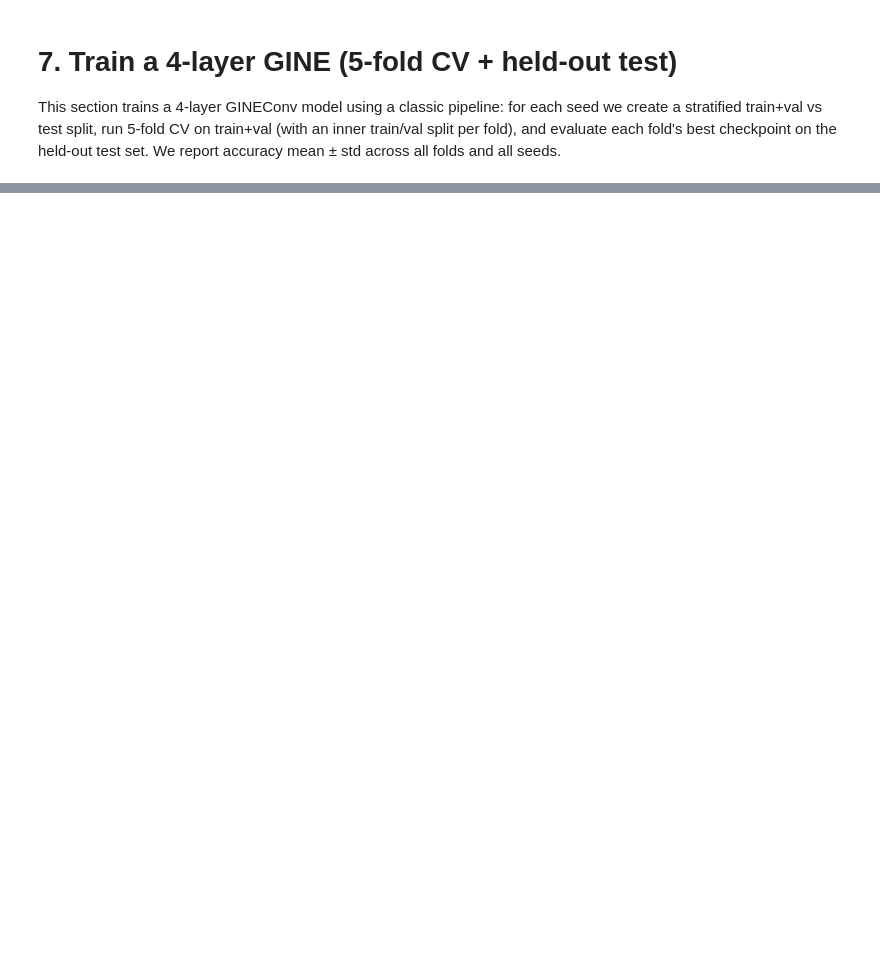
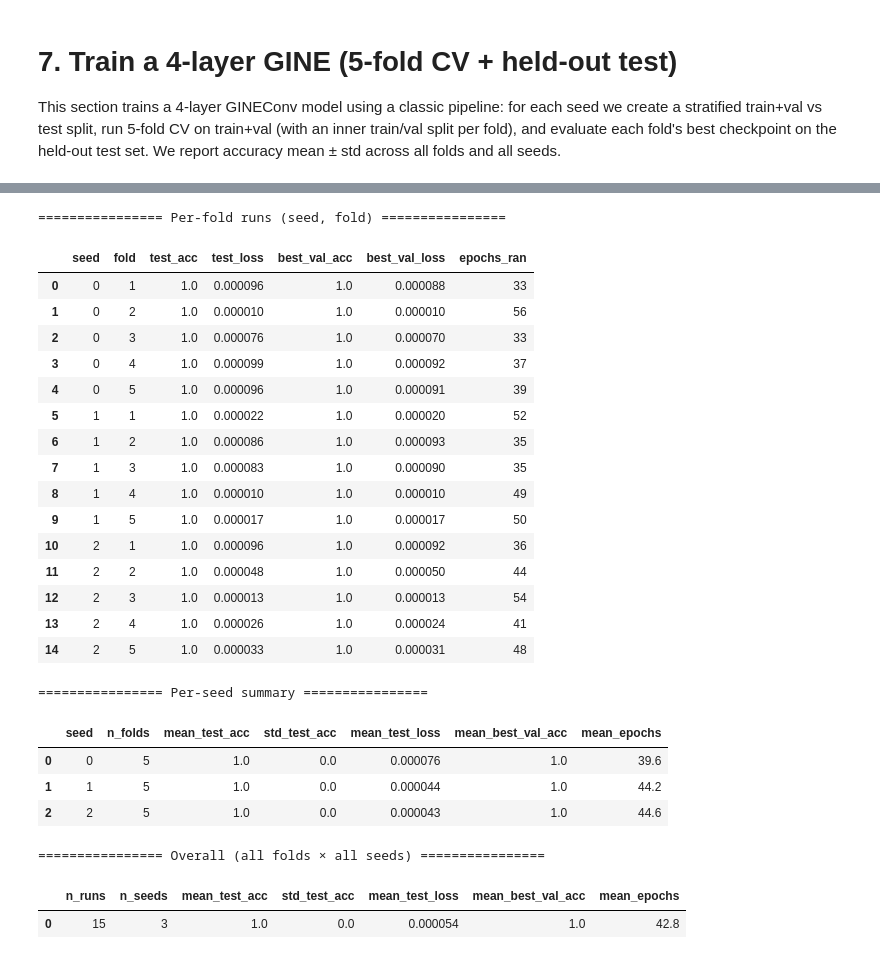
Before and after one commit to CruelMarco/bcosgnn, a Jupyter notebook: shaique_updates/codes/multi_class_Zinc/multi_class_w_exp.ipynb, the cells around one changed output, grey strips where cells are left out. Saved outputs shown, nothing was run; the diff lists cells and outputs as text; code cells hidden in the pictures; blank space fills up the shorter version.

Commit message:
Zinc+di_halo_multi_class

```diff
--- a/shaique_updates/codes/multi_class_Zinc/multi_class_w_exp.ipynb
+++ b/shaique_updates/codes/multi_class_Zinc/multi_class_w_exp.ipynb
@@ -1170,0 +1189,78 @@ KeyboardInterrupt:
+# %%
+# ---- Summary: all folds × all seeds ----
+import pandas as pd
+import numpy as np
+
+def summarize_cv_results(results_dict: dict):
+    """Summarize `results` from run_multiseed_5fold across folds and seeds."""
+    runs = results_dict.get('all_results', None)
+    if not runs:
+        raise ValueError("`results_dict['all_results']` is empty/missing. Run the training cell first.")
+
+    df = pd.DataFrame(runs).copy()
+    needed = ['seed', 'fold', 'test_acc', 'test_loss', 'best_val_acc', 'best_val_loss', 'epochs_ran']
+    for c in needed:
+        if c not in df.columns:
+            df[c] = np.nan
+    df = df[needed].sort_values(['seed', 'fold']).reset_index(drop=True)
+
+    per_seed = (
+        df.groupby('seed', as_index=False)
+          .agg(
+               n_folds=('fold', 'count'),
+               mean_test_acc=('test_acc', 'mean'),
+               std_test_acc=('test_acc', lambda x: float(np.std(x, ddof=1)) if len(x) > 1 else 0.0),
+               mean_test_loss=('test_loss', 'mean'),
+               mean_best_val_acc=('best_val_acc', 'mean'),
+               mean_epochs=('epochs_ran', 'mean'),
+           )
+          .sort_values('seed')
+          .reset_index(drop=True)
+    )
+
+    overall = pd.DataFrame([{
+        'n_runs': int(len(df)),
+        'n_seeds': int(df['seed'].nunique()),
+        'mean_test_acc': float(df['test_acc'].mean()),
+        'std_test_acc': float(np.std(df['test_acc'].to_numpy(), ddof=1)) if len(df) > 1 else 0.0,
+        'mean_test_loss': float(df['test_loss'].mean()),
+        'mean_best_val_acc': float(df['best_val_acc'].mean()),
+        'mean_epochs': float(df['epochs_ran'].mean()),
+    }])
+
+    print("================ Per-fold runs (seed, fold) ================")
+    display(df)
+    print("\n================ Per-seed summary ================")
+    display(per_seed)
+    print("\n================ Overall (all folds × all seeds) ================")
+    display(overall)
+
+    return df, per_seed, overall
+
+df_runs, df_per_seed, df_overall = summarize_cv_results(results)
+# %% [output]
+================ Per-fold runs (seed, fold) ================
+|  | seed | fold | test_acc | test_loss | best_val_acc | best_val_loss | epochs_ran |
+| 0 | 0 | 1 | 1.0 | 0.000096 | 1.0 | 0.000088 | 33 |
+| 1 | 0 | 2 | 1.0 | 0.000010 | 1.0 | 0.000010 | 56 |
+| 2 | 0 | 3 | 1.0 | 0.000076 | 1.0 | 0.000070 | 33 |
+| 3 | 0 | 4 | 1.0 | 0.000099 | 1.0 | 0.000092 | 37 |
+| 4 | 0 | 5 | 1.0 | 0.000096 | 1.0 | 0.000091 | 39 |
+| 5 | 1 | 1 | 1.0 | 0.000022 | 1.0 | 0.000020 | 52 |
+| 6 | 1 | 2 | 1.0 | 0.000086 | 1.0 | 0.000093 | 35 |
+| 7 | 1 | 3 | 1.0 | 0.000083 | 1.0 | 0.000090 | 35 |
+| 8 | 1 | 4 | 1.0 | 0.000010 | 1.0 | 0.000010 | 49 |
+| 9 | 1 | 5 | 1.0 | 0.000017 | 1.0 | 0.000017 | 50 |
+| 10 | 2 | 1 | 1.0 | 0.000096 | 1.0 | 0.000092 | 36 |
+| 11 | 2 | 2 | 1.0 | 0.000048 | 1.0 | 0.000050 | 44 |
+| 12 | 2 | 3 | 1.0 | 0.000013 | 1.0 | 0.000013 | 54 |
+| 13 | 2 | 4 | 1.0 | 0.000026 | 1.0 | 0.000024 | 41 |
+| 14 | 2 | 5 | 1.0 | 0.000033 | 1.0 | 0.000031 | 48 |
+================ Per-seed summary ================
+|  | seed | n_folds | mean_test_acc | std_test_acc | mean_test_loss | mean_best_val_acc | mean_epochs |
+| 0 | 0 | 5 | 1.0 | 0.0 | 0.000076 | 1.0 | 39.6 |
+| 1 | 1 | 5 | 1.0 | 0.0 | 0.000044 | 1.0 | 44.2 |
+| 2 | 2 | 5 | 1.0 | 0.0 | 0.000043 | 1.0 | 44.6 |
+================ Overall (all folds × all seeds) ================
+|  | n_runs | n_seeds | mean_test_acc | std_test_acc | mean_test_loss | mean_best_val_acc | mean_epochs |
+| 0 | 15 | 3 | 1.0 | 0.0 | 0.000054 | 1.0 | 42.8 |
```
Also changed, not shown: parts of 9 cells of this notebook, 4 other files.
